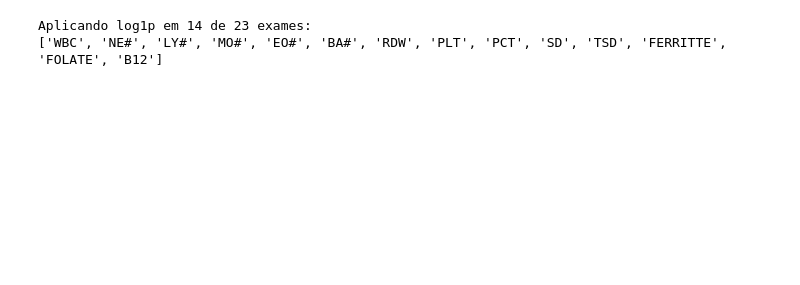
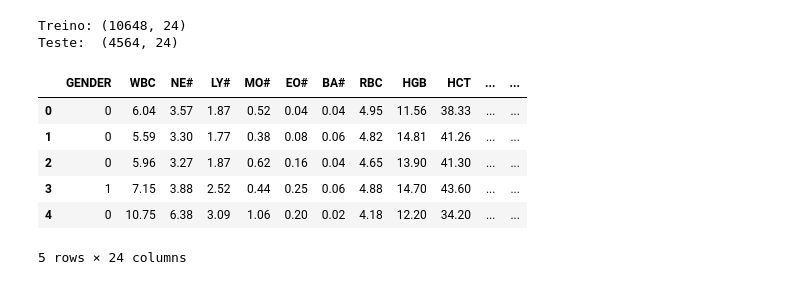
Before and after one commit to LuxLucas/anemia_ml_project, a Jupyter notebook: src/eda_analysis.ipynb, the cells around one changed output. Saved outputs shown, nothing was run; the diff lists cells and outputs as text; code cells hidden in the pictures; blank space fills up the shorter version.

```diff
--- a/src/eda_analysis.ipynb
+++ b/src/eda_analysis.ipynb
@@ -11,29 +17,25 @@ import os
 # %%
 paths = [
     "../data/processed/split/X_train.csv",
-    "../data/processed/split/X_test.csv"
+    "../data/processed/split/X_test.csv",
 ]
 
 X_train = pd.read_csv(paths[0])
-X_test  = pd.read_csv(paths[1])
+X_test = pd.read_csv(paths[1])
+
+if list(X_train.columns) != list(X_test.columns):
+    raise ValueError("X_train e X_test precisam ter as mesmas colunas, na mesma ordem.")
+
+print(f"Treino: {X_train.shape}")
+print(f"Teste:  {X_test.shape}")
+display(X_train.head())
+# %% [output]
+Treino: (10648, 24)
+Teste:  (4564, 24)
+|  | GENDER | WBC | NE# | LY# | MO# | EO# | BA# | RBC | HGB | HCT | ... | ... |
+| 0 | 0 | 6.04 | 3.57 | 1.87 | 0.52 | 0.04 | 0.04 | 4.95 | 11.56 | 38.33 | ... | ... |
+| 1 | 0 | 5.59 | 3.30 | 1.77 | 0.38 | 0.08 | 0.06 | 4.82 | 14.81 | 41.26 | ... | ... |
+| 2 | 0 | 5.96 | 3.27 | 1.87 | 0.62 | 0.16 | 0.04 | 4.65 | 13.90 | 41.30 | ... | ... |
+| 3 | 1 | 7.15 | 3.88 | 2.52 | 0.44 | 0.25 | 0.06 | 4.88 | 14.70 | 43.60 | ... | ... |
+| 4 | 0 | 10.75 | 6.38 | 3.09 | 1.06 | 0.20 | 0.02 | 4.18 | 12.20 | 34.20 | ... | ... |
+5 rows × 24 columns
-# %%
-exames_cols = X_train.select_dtypes(include=["float64"]).columns.tolist()
-
-cols_para_log = [
-    col
-    for col in exames_cols
-    if X_train[col].skew() > 1 and (X_train[col] >= 0).all()
-]
-
-print(
-    f"Aplicando log1p em {len(cols_para_log)} de {len(exames_cols)} exames:\n{cols_para_log}"
-)
-
-X_train_prep = X_train.copy()
-X_test_prep = X_test.copy()
-
-X_train_prep[cols_para_log] = np.log1p(X_train[cols_para_log])
-X_test_prep[cols_para_log] = np.log1p(X_test[cols_para_log])
-# %% [output]
-Aplicando log1p em 14 de 23 exames:
-['WBC', 'NE#', 'LY#', 'MO#', 'EO#', 'BA#', 'RDW', 'PLT', 'PCT', 'SD', 'TSD', 'FERRITTE', 'FOLATE', 'B12']
```
Also changed, not shown: parts of 14 cells of this notebook.
